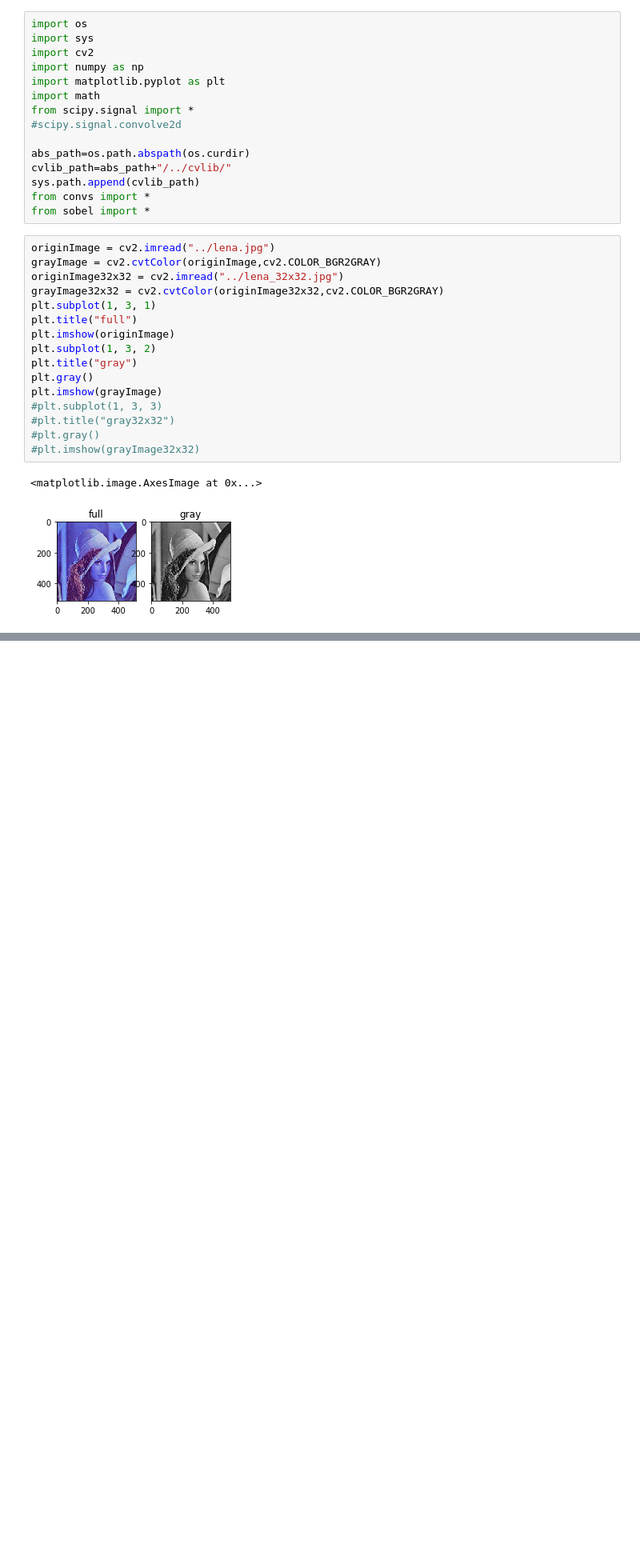
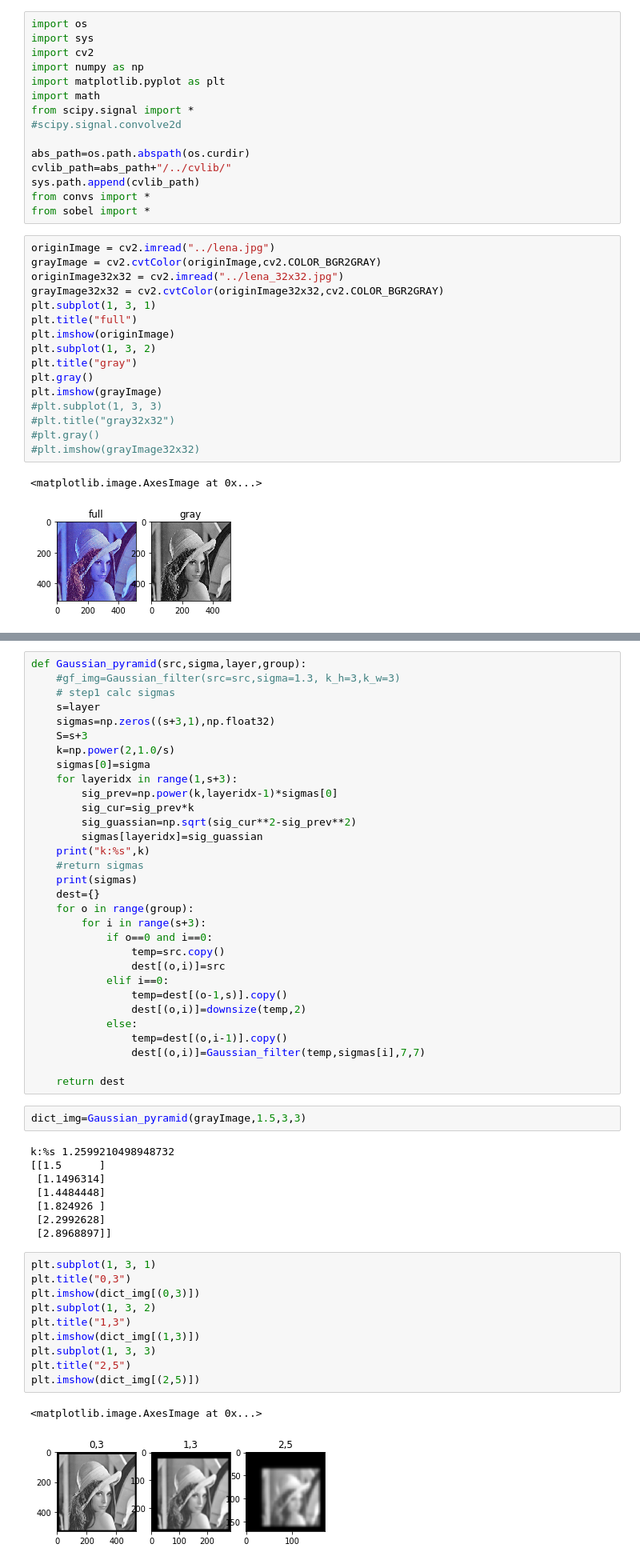
Before and after one commit to sycophant-stone/digital_image_base, a Jupyter notebook: fusion/hdr.ipynb, the cells around one changed output, grey strips where cells are left out. Shown at 80% size. Drawn from its saved outputs; the diff is of its cells as text; blank space fills up the shorter version.

Commit message:
add hdr/Gaussian pyramid

```diff
--- a/fusion/hdr.ipynb
+++ b/fusion/hdr.ipynb
@@ -39,0 +75,54 @@ def Gaussian_pyramid(src):
+# %%
+def Gaussian_pyramid(src,sigma,layer,group):
+    #gf_img=Gaussian_filter(src=src,sigma=1.3, k_h=3,k_w=3)
+    # step1 calc sigmas
+    s=layer
+    sigmas=np.zeros((s+3,1),np.float32)
+    S=s+3
+    k=np.power(2,1.0/s)
+    sigmas[0]=sigma
+    for layeridx in range(1,s+3):
+        sig_prev=np.power(k,layeridx-1)*sigmas[0]
+        sig_cur=sig_prev*k
+        sig_guassian=np.sqrt(sig_cur**2-sig_prev**2)
+        sigmas[layeridx]=sig_guassian
+    print("k:%s",k)
+    #return sigmas
+    print(sigmas)
+    dest={}
+    for o in range(group):
+        for i in range(s+3):
+            if o==0 and i==0:
+                temp=src.copy()
+                dest[(o,i)]=src
+            elif i==0:
+                temp=dest[(o-1,s)].copy()
+                dest[(o,i)]=downsize(temp,2)
+            else:
+                temp=dest[(o,i-1)].copy()
+                dest[(o,i)]=Gaussian_filter(temp,sigmas[i],7,7)
+
+    return dest
+# %%
+dict_img=Gaussian_pyramid(grayImage,1.5,3,3)
+# %% [output]
+k:%s 1.2599210498948732
+[[1.5      ]
+ [1.1496314]
+ [1.4484448]
+ [1.824926 ]
+ [2.2992628]
+ [2.8968897]]
+# %%
+plt.subplot(1, 3, 1)
+plt.title("0,3")
+plt.imshow(dict_img[(0,3)])
+plt.subplot(1, 3, 2)
+plt.title("1,3")
+plt.imshow(dict_img[(1,3)])
+plt.subplot(1, 3, 3)
+plt.title("2,5")
+plt.imshow(dict_img[(2,5)])
+# %% [output]
+<matplotlib.image.AxesImage at 0x...>
+[figure, added]
```
Also changed, not shown: parts of 4 cells of this notebook.
